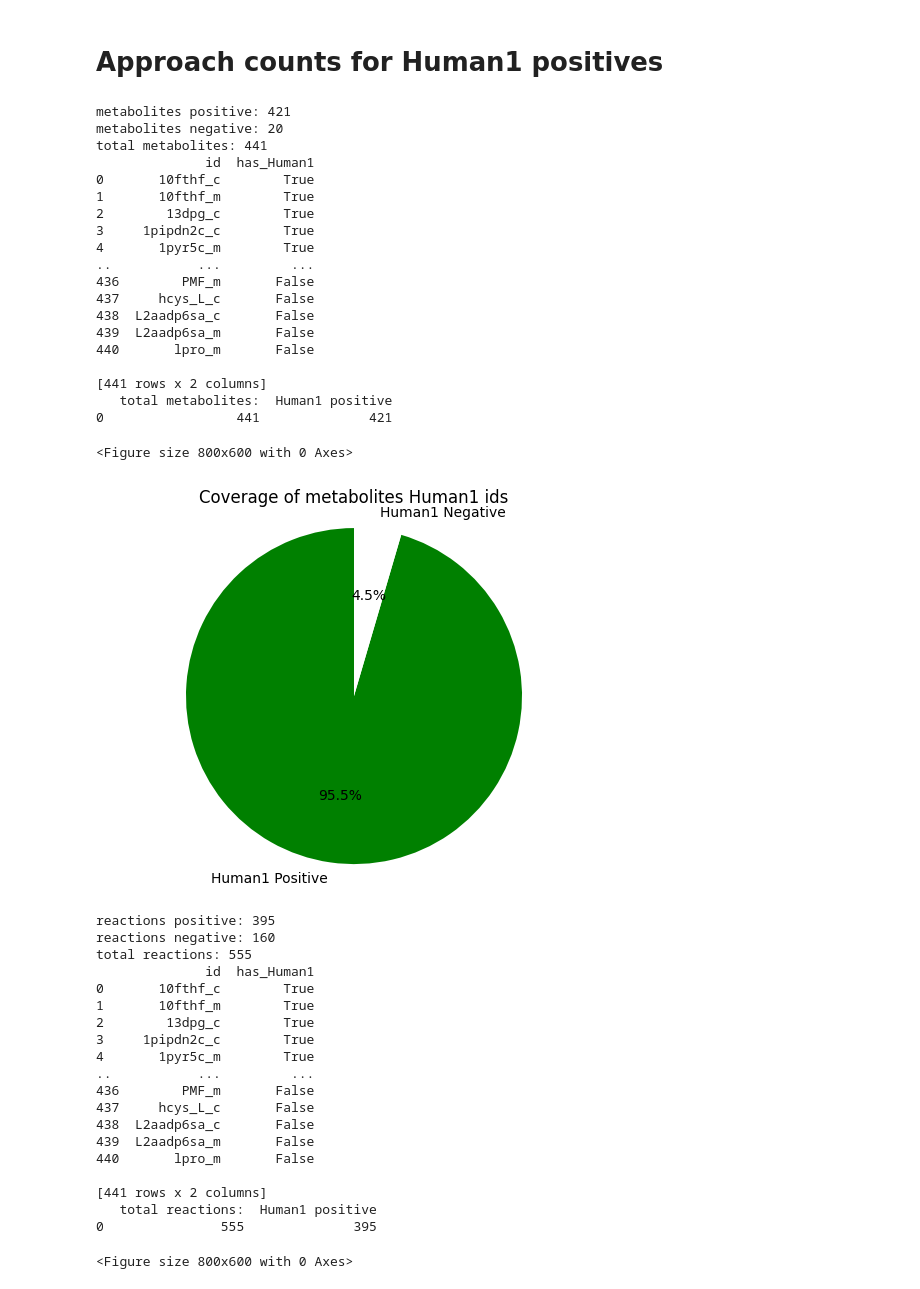
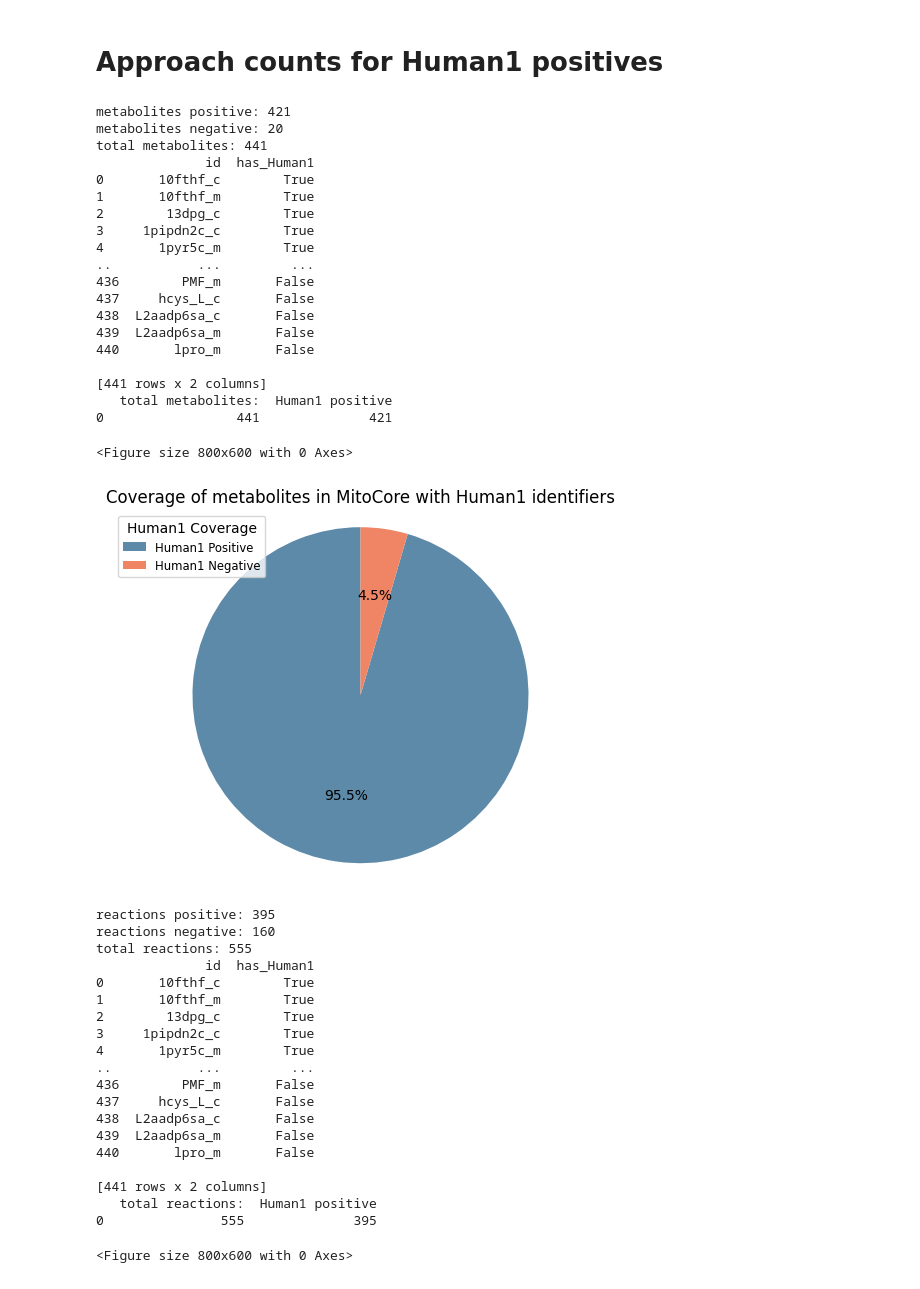
Before and after one commit to Benjamin-Reyes-S/Constraint_Based_Models_statistics-comparison, a Jupyter notebook: Coverage_Human1/Coverage.ipynb, the cells around one changed output. Saved outputs shown, nothing was run; the diff lists cells and outputs as text; code cells hidden in the pictures.

Commit message:
Mitocore_vs_Human1_Coverage

```diff
--- a/Coverage_Human1/Coverage.ipynb
+++ b/Coverage_Human1/Coverage.ipynb
@@ -216,11 +37,13 @@ def coverage_human1(model, component):
     for comp in getattr(model, component):
         annotations = comp.annotation  # Access the annotations of the component
         if 'Human1' in annotations and annotations['Human1']:
-            human1_pos_id = comp.id  # Use the component's ID
-            human1_positive.append(human1_pos_id)  # Append to the positive list
+            # Append to the npositive list
+            human1_pos_id = comp.id
+            human1_positive.append(human1_pos_id)
         else:
-            human1_neg_id = comp.id  # Use the component's ID
-            human1_negative.append(human1_neg_id)  # Append to the negative list
+            # Append to the negative list
+            human1_neg_id = comp.id
+            human1_negative.append(human1_neg_id)
 
     print(f"{component} positive:", len(human1_positive))
     print(f"{component} negative:", len(human1_negative))
@@ -233,13 +56,12 @@ def coverage_human1(model, component):
     })
     return human1_coverage
 
-
 def counts_human1 (coverage_df, component):
     """ Count Human1 positive from boolean dataframe
 
     Parameters:
     - coverage_df: Boolean dataframe (True if Human1 id present, False if missing)
-    - component: str, one of 'reactions', 'metabolites', 'genes'
+    - component: str ('reactions', 'metabolites', 'genes')
 
     Returns:
     - dataframe with counts total components and positive components for pie chart plot.
@@ -248,7 +70,7 @@ def counts_human1 (coverage_df, component):
     total= len(coverage_df['id']) # total number of components
     counter_positive= 0
 
-    for rnx, row in coverage_df.iterrows(): #iterate over rows
+    for index, row in coverage_df.iterrows(): #iterate over reactions
         if row['has_Human1']: #check if 'has_Human1' is True in Boolean dataframe (True or False)
             counter_positive += 1
 
@@ -268,7 +90,7 @@ def coverage_piechart(counts_df,component):
     Returns:
     - Displays a pie chart.
     """
-    for _, row in counts_df.iterrows():
+    for index, row in counts_df.iterrows():
         # Extract values for the pie chart
         total = row.iloc[0]  # First column: total components
         positive = row.iloc[1]  # Second column: Human1 positives
@@ -276,21 +98,23 @@ def coverage_piechart(counts_df,component):
 
         values = [positive, negative]
         labels = ['Human1 Positive', 'Human1 Negative']
-        colors = ['green', 'white']
+        colors = [
+    (0.36, 0.54, 0.66, 1.0),   # Slate Blue
+    (0.94, 0.52, 0.40, 1.0)    # Warm Coral
+]
 
         # Create the pie chart
         plt.figure(figsize=(8, 6))
         fig, ax = plt.subplots()
-        ax.pie(values, labels=labels, autopct='%1.1f%%', colors= colors, startangle=90)
+        ax.pie(values, autopct='%1.1f%%', colors=colors, startangle=90,)
 
-        plt.title(f"Coverage of {component} Human1 ids")
+        plt.title(f"Coverage of {component} in MitoCore with Human1 identifiers")
         ax.axis('equal')  # Equal aspect ratio ensures the pie chart is circular
-
         plt.grid(True)
-
+        legend = ax.legend(labels,loc='upper left', fontsize='small', title='Human1 Coverage')
         return plt.show()
 # %%
-mitocore = cobra.io.read_sbml_model("Cleaned_Mitocore_changed_metabolites_metanetx.chemical.xml")
+mitocore = cobra.io.read_sbml_model('/Users/benjaminreyes/Desktop/Masterarbeit/neutrophil_modeling/neutrophil-modeling/curation/Cleaned_Mitocore_changed_metabolites_metanetx.chemical.xml')
 
 met= coverage_human1(mitocore, 'metabolites')
 print(met)
@@ -304,34 +128,34 @@ print(met)
 react_c = counts_human1(react, 'reactions')
 print(react_c)
 coverage_piechart(react_c,'reactions')
 
 genes= coverage_human1(mitocore, 'genes')
 print(genes)
 genes_c = counts_human1(genes, 'reactions')
 print(genes_c)
 coverage_piechart(genes_c,'genes')
 # %% [output]
 metabolites positive: 421
 metabolites negative: 20
 total metabolites: 441
               id  has_Human1
 0       10fthf_c        True
 1       10fthf_m        True
 2        13dpg_c        True
 3     1pipdn2c_c        True
 4       1pyr5c_m        True
 ..           ...         ...
 436        PMF_m       False
 437     hcys_L_c       False
 438  L2aadp6sa_c       False
 439  L2aadp6sa_m       False
 440       lpro_m       False
 
 [441 rows x 2 columns]
    total metabolites:  Human1 positive
 0                 441              421
 <Figure size 800x600 with 0 Axes>
-[figure, old version]
+[figure, new version]
 reactions positive: 395
 reactions negative: 160
 total reactions: 555
```
Also changed, not shown: parts of 39 cells of this notebook, 8 other files.
